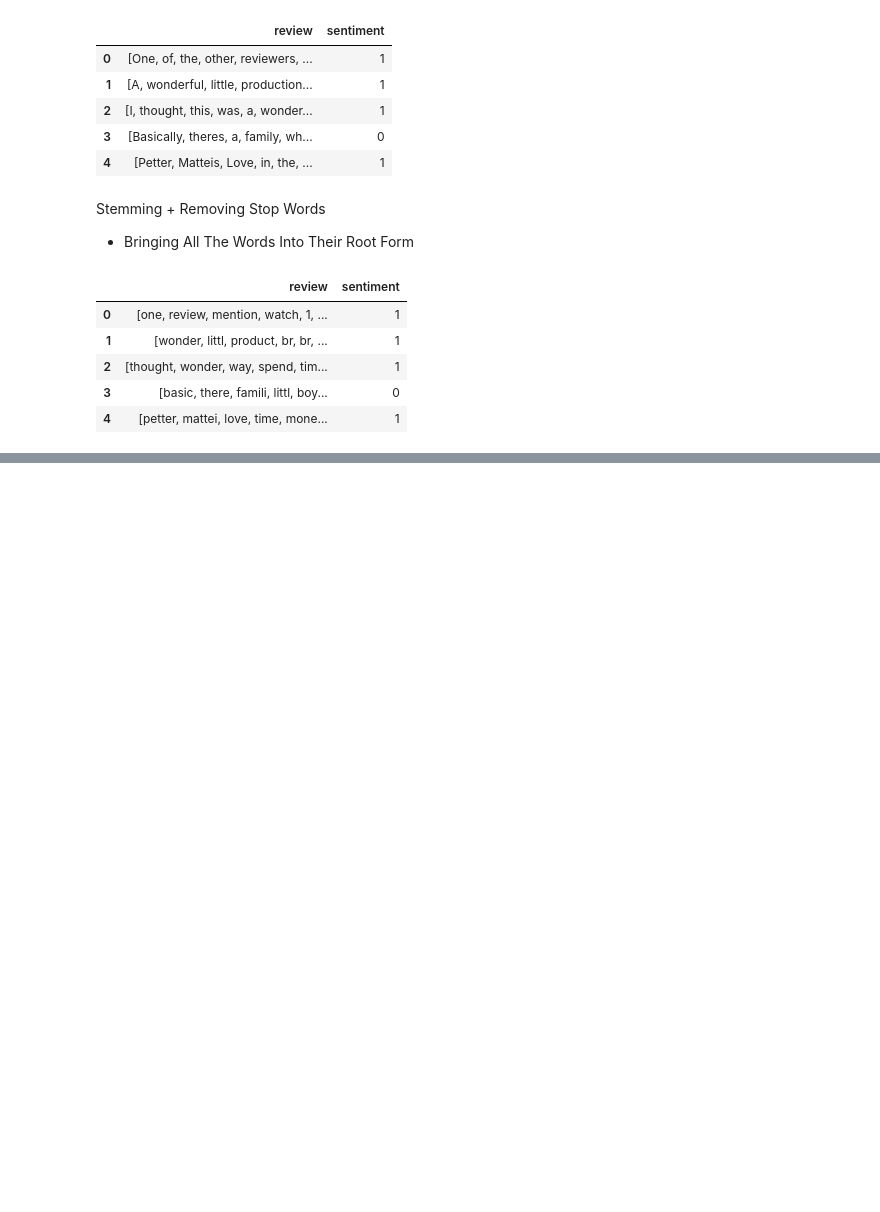
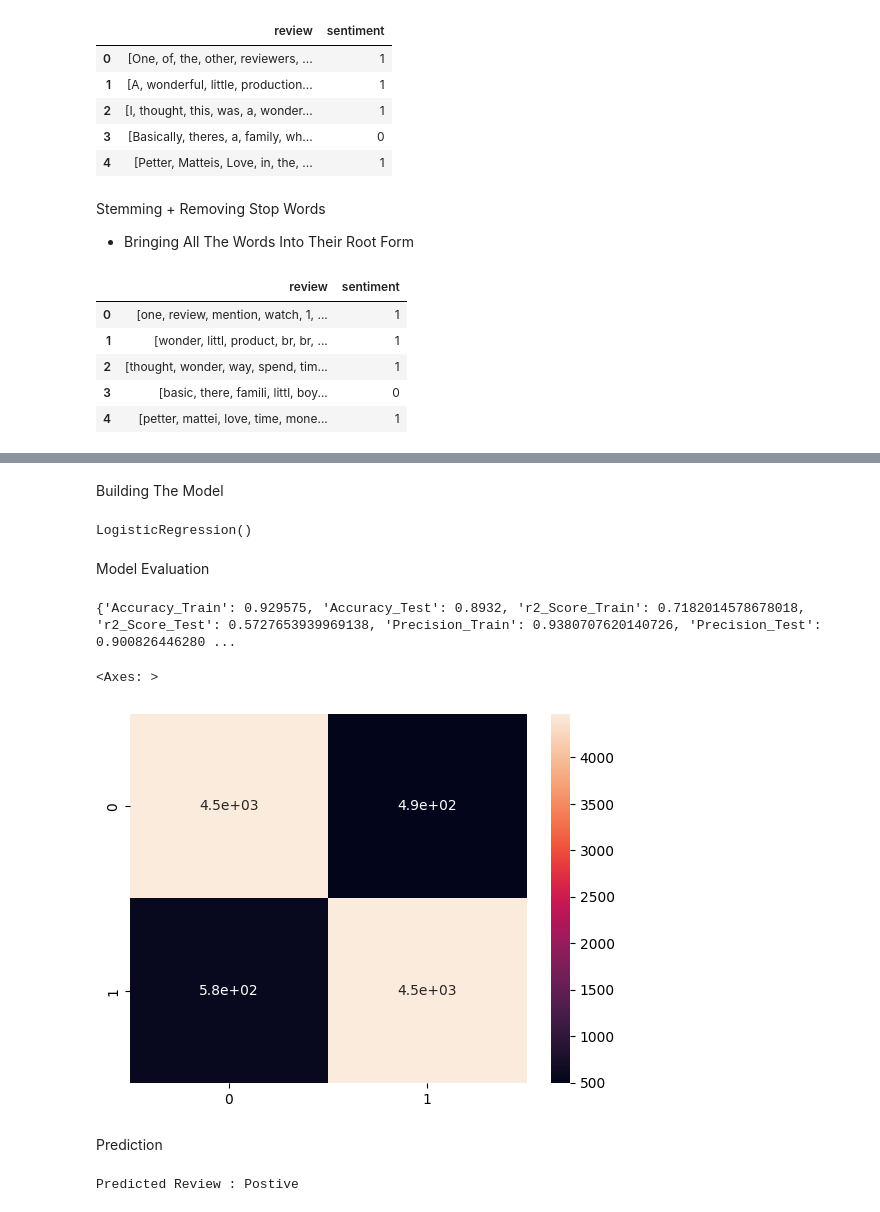
Before and after one commit to Ranvin36/Sentiment_Analysis_NLP, a Jupyter notebook: Sentiment_Analysis.ipynb, the cells around one changed output, grey strips where cells are left out. Saved outputs shown, nothing was run; the diff lists cells and outputs as text; code cells hidden in the pictures; blank space fills up the shorter version.

Commit message:
Building And Evaluated The Model

```diff
--- a/Sentiment_Analysis.ipynb
+++ b/Sentiment_Analysis.ipynb
@@ -95,4 +99,42 @@ dataset.head()
+# %%
+dataset["stemmed_words"] = dataset["review"].apply(lambda x : " ".join(x))
+tfid = TfidfVectorizer()
+input_features = tfid.fit_transform(dataset["stemmed_words"])
+# %% [markdown]
+Building The Model
 # %%
-x = dataset.drop("sentiment",axis=1)
-y = dataset["review"]
-X_train,Y_train,X_test,Y_test = train_test_split(x,y,test_size=0.2)
+y = dataset["sentiment"]
+X_train,X_test,Y_train,Y_test = train_test_split(input_features,y,test_size=0.2)
+model = LogisticRegression()
+model.fit(X_train,Y_train)
+# %% [output]
+LogisticRegression()
+# %% [markdown]
+Model Evaluation
+# %%
+y_preds_test = model.predict(X_test)
+y_preds_train = model.predict(X_train)
+def model_eval(y_preds_test,y_preds_train):
+    data = {
+        "Accuracy_Train": accuracy_score(y_preds_train,Y_train),
+        "Accuracy_Test": accuracy_score(y_preds_test,Y_test),
+        "r2_Score_Train": r2_score(y_preds_train,Y_train),
+        "r2_Score_Test": r2_score(y_preds_test,Y_test),
+        "Precision_Train": precision_score(y_preds_train,Y_train),
+        "Precision_Test": precision_score(y_preds_test,Y_test),
+        "Recall_Score_Train": recall_score(y_preds_train,Y_train),
+        "Recall_Score_Test": recall_score(y_preds_test,Y_test)
+    }
+    return data
+# %%
+print(model_eval(y_preds_test,y_preds_train))
+# %% [output]
+{'Accuracy_Train': 0.929575, 'Accuracy_Test': 0.8932, 'r2_Score_Train': 0.7182014578678018, 'r2_Score_Test': 0.5727653939969138, 'Precision_Train': 0.9380707620140726, 'Precision_Test': 0.900826446280 ...
+# %%
+cm = confusion_matrix(y_preds_test,Y_test)
+sns.heatmap(cm,annot=True)
+# %% [output]
+<Axes: >
+[figure, added]
+# %% [markdown]
+Prediction
@@ -98,0 +150,7 @@ X_train,Y_train,X_test,Y_test = train_test_split(x,y,test_size=0.2)
+# %%
+text = "This is a shit film, useless and idiotic of life. I enjoyed the animated one and I equally love this one. You don't need to compare live to animation, just enjoy the ride"
+text_preprocess = prediction_preprocess(text)
+prediction = model.predict(text_preprocess.reshape(1,-1))
+print(f"Predicted Review : {'Postive' if prediction else "Negative"}")
+# %% [output]
+Predicted Review : Postive
```
Also changed, not shown: parts of 3 cells of this notebook.
